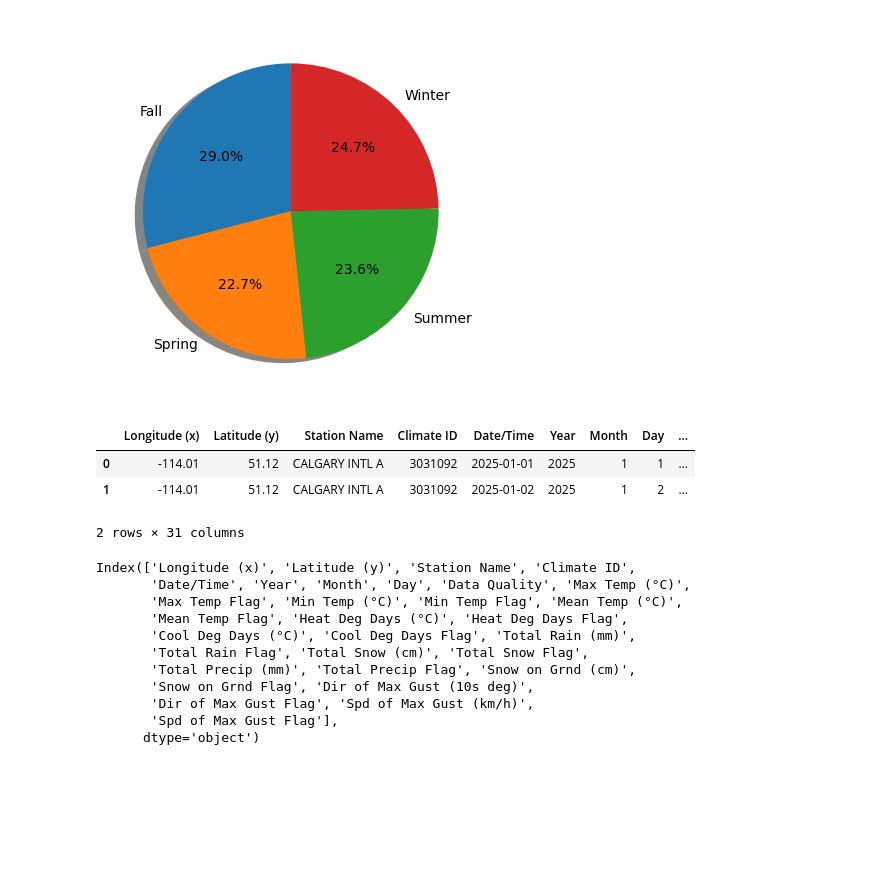
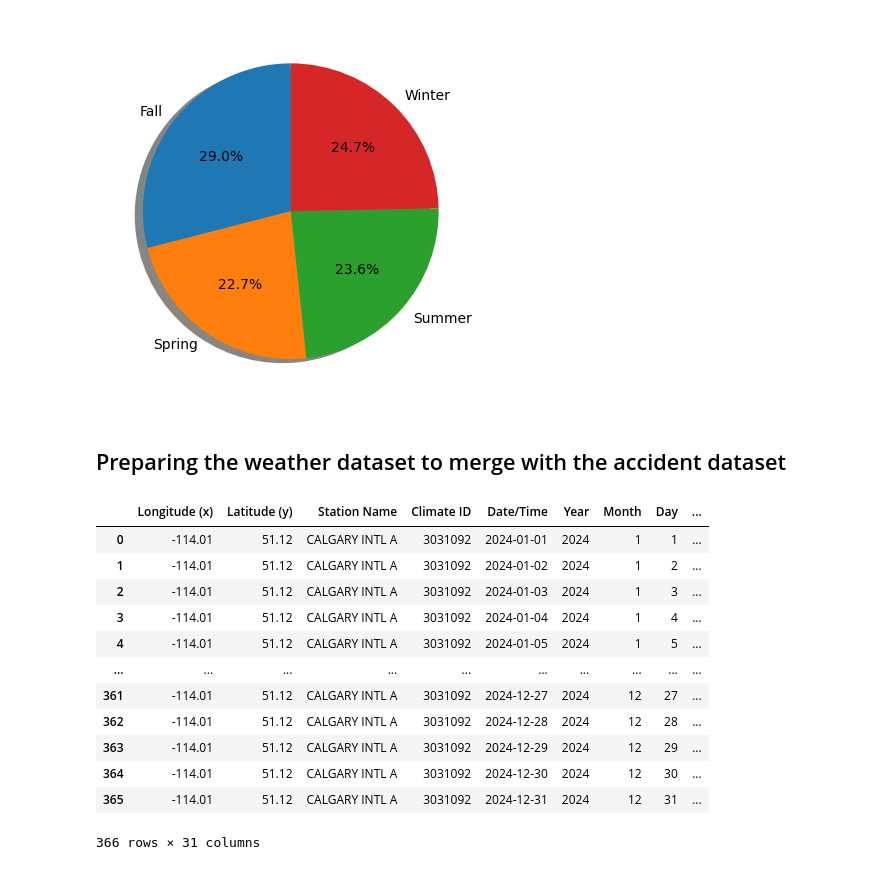
Before and after one commit to aliUofCafkhami/601-Project, a Jupyter notebook: Project 601.ipynb, the cells around one changed output. Cells and saved outputs as stored; diff of their text form; code cells hidden in the pictures; blank space fills up the shorter version.

```diff
--- a/Project 601.ipynb
+++ b/Project 601.ipynb
@@ -225,25 +210,22 @@ ax.pie(sizes, labels=labels,autopct='%1.1f%%',
 plt.show()
 # %% [output]
 [figure]
+# %% [markdown]
+## Preparing the weather dataset to merge with the accident dataset
 # %%
-df2 = pd.read_csv('en_climate_daily_AB_3031092_2025_P1D.csv')
-df2.head(2)
+df2 = pd.read_csv('en_climate_daily_AB_3031092_2024_P1D.csv')
+df2
 # %% [output]
 |  | Longitude (x) | Latitude (y) | Station Name | Climate ID | Date/Time | Year | Month | Day | ... |
-| 0 | -114.01 | 51.12 | CALGARY INTL A | 3031092 | 2025-01-01 | 2025 | 1 | 1 | ... |
-| 1 | -114.01 | 51.12 | CALGARY INTL A | 3031092 | 2025-01-02 | 2025 | 1 | 2 | ... |
+| 0 | -114.01 | 51.12 | CALGARY INTL A | 3031092 | 2024-01-01 | 2024 | 1 | 1 | ... |
+| 1 | -114.01 | 51.12 | CALGARY INTL A | 3031092 | 2024-01-02 | 2024 | 1 | 2 | ... |
+| 2 | -114.01 | 51.12 | CALGARY INTL A | 3031092 | 2024-01-03 | 2024 | 1 | 3 | ... |
+| 3 | -114.01 | 51.12 | CALGARY INTL A | 3031092 | 2024-01-04 | 2024 | 1 | 4 | ... |
+| 4 | -114.01 | 51.12 | CALGARY INTL A | 3031092 | 2024-01-05 | 2024 | 1 | 5 | ... |
+| ... | ... | ... | ... | ... | ... | ... | ... | ... | ... |
+| 361 | -114.01 | 51.12 | CALGARY INTL A | 3031092 | 2024-12-27 | 2024 | 12 | 27 | ... |
+| 362 | -114.01 | 51.12 | CALGARY INTL A | 3031092 | 2024-12-28 | 2024 | 12 | 28 | ... |
+| 363 | -114.01 | 51.12 | CALGARY INTL A | 3031092 | 2024-12-29 | 2024 | 12 | 29 | ... |
+| 364 | -114.01 | 51.12 | CALGARY INTL A | 3031092 | 2024-12-30 | 2024 | 12 | 30 | ... |
+| 365 | -114.01 | 51.12 | CALGARY INTL A | 3031092 | 2024-12-31 | 2024 | 12 | 31 | ... |
-2 rows × 31 columns
+366 rows × 31 columns
-# %%
-df2.columns
-# %% [output]
-Index(['Longitude (x)', 'Latitude (y)', 'Station Name', 'Climate ID',
-       'Date/Time', 'Year', 'Month', 'Day', 'Data Quality', 'Max Temp (°C)',
-       'Max Temp Flag', 'Min Temp (°C)', 'Min Temp Flag', 'Mean Temp (°C)',
-       'Mean Temp Flag', 'Heat Deg Days (°C)', 'Heat Deg Days Flag',
-       'Cool Deg Days (°C)', 'Cool Deg Days Flag', 'Total Rain (mm)',
-       'Total Rain Flag', 'Total Snow (cm)', 'Total Snow Flag',
-       'Total Precip (mm)', 'Total Precip Flag', 'Snow on Grnd (cm)',
-       'Snow on Grnd Flag', 'Dir of Max Gust (10s deg)',
-       'Dir of Max Gust Flag', 'Spd of Max Gust (km/h)',
-       'Spd of Max Gust Flag'],
-      dtype='object')
```
Also changed, not shown: parts of 17 cells of this notebook.
